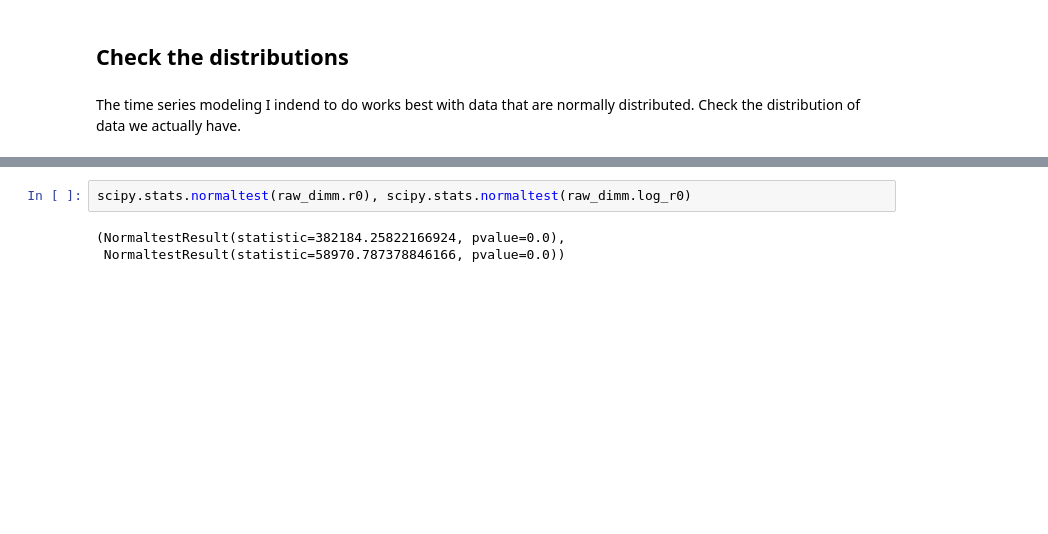
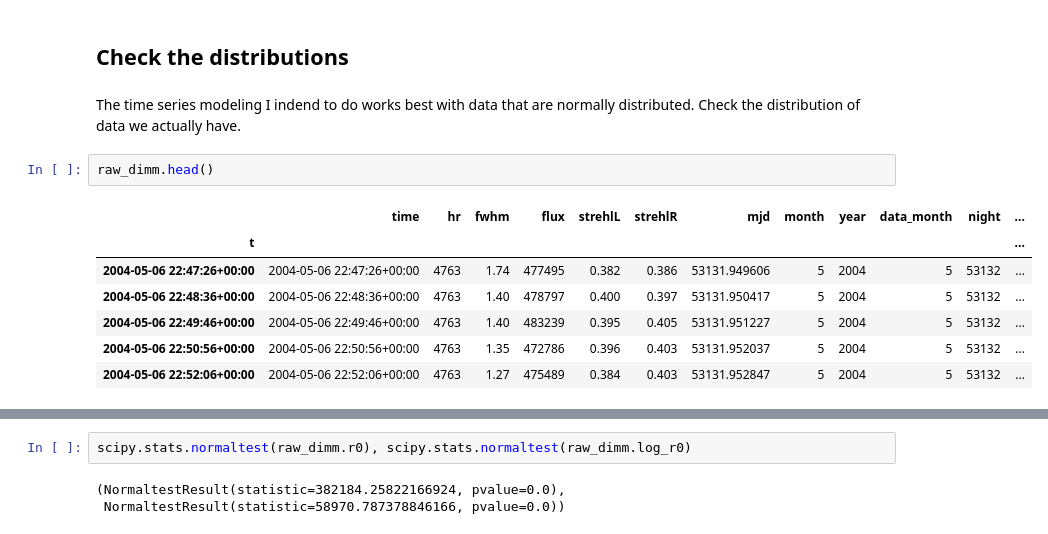
Before and after one commit to lsst/rtn-022, a Jupyter notebook: notebooks/Model_Pachon_r0.ipynb, the cells around one changed output, grey strips where cells are left out. Cells and saved outputs as stored; diff of their text form; blank space fills up the shorter version.

```diff
--- a/notebooks/Model_Pachon_r0.ipynb
+++ b/notebooks/Model_Pachon_r0.ipynb
@@ -181,3 +181,13 @@ Text(0, 0.5, 'Fried parameter $r_0$ (meters)')
 ## Check the distributions
 # %% [markdown]
 The time series modeling I indend to do works best with data that are normally distributed. Check the distribution of data we actually have.
+# %%
+raw_dimm.head()
+# %% [output]
+|  | time | hr | fwhm | flux | strehlL | strehlR | mjd | month | year | data_month | night | ... |
+| t |  |  |  |  |  |  |  |  |  |  |  | ... |
+| 2004-05-06 22:47:26+00:00 | 2004-05-06 22:47:26+00:00 | 4763 | 1.74 | 477495 | 0.382 | 0.386 | 53131.949606 | 5 | 2004 | 5 | 53132 | ... |
+| 2004-05-06 22:48:36+00:00 | 2004-05-06 22:48:36+00:00 | 4763 | 1.40 | 478797 | 0.400 | 0.397 | 53131.950417 | 5 | 2004 | 5 | 53132 | ... |
+| 2004-05-06 22:49:46+00:00 | 2004-05-06 22:49:46+00:00 | 4763 | 1.40 | 483239 | 0.395 | 0.405 | 53131.951227 | 5 | 2004 | 5 | 53132 | ... |
+| 2004-05-06 22:50:56+00:00 | 2004-05-06 22:50:56+00:00 | 4763 | 1.35 | 472786 | 0.396 | 0.403 | 53131.952037 | 5 | 2004 | 5 | 53132 | ... |
+| 2004-05-06 22:52:06+00:00 | 2004-05-06 22:52:06+00:00 | 4763 | 1.27 | 475489 | 0.384 | 0.403 | 53131.952847 | 5 | 2004 | 5 | 53132 | ... |
```
Also changed, not shown: parts of 3 cells of this notebook.
